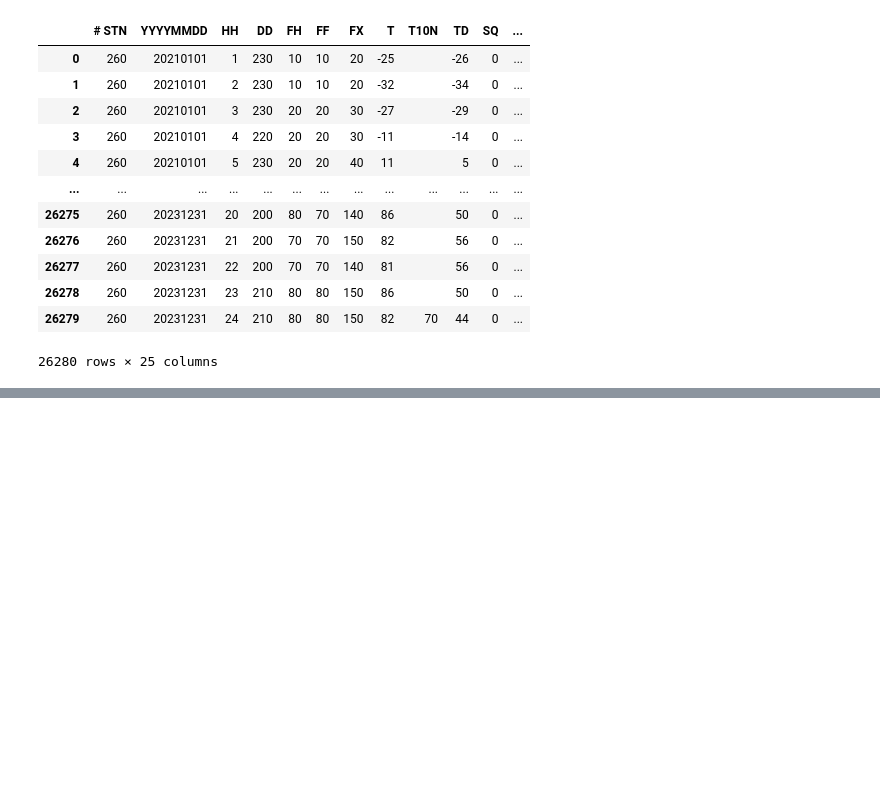
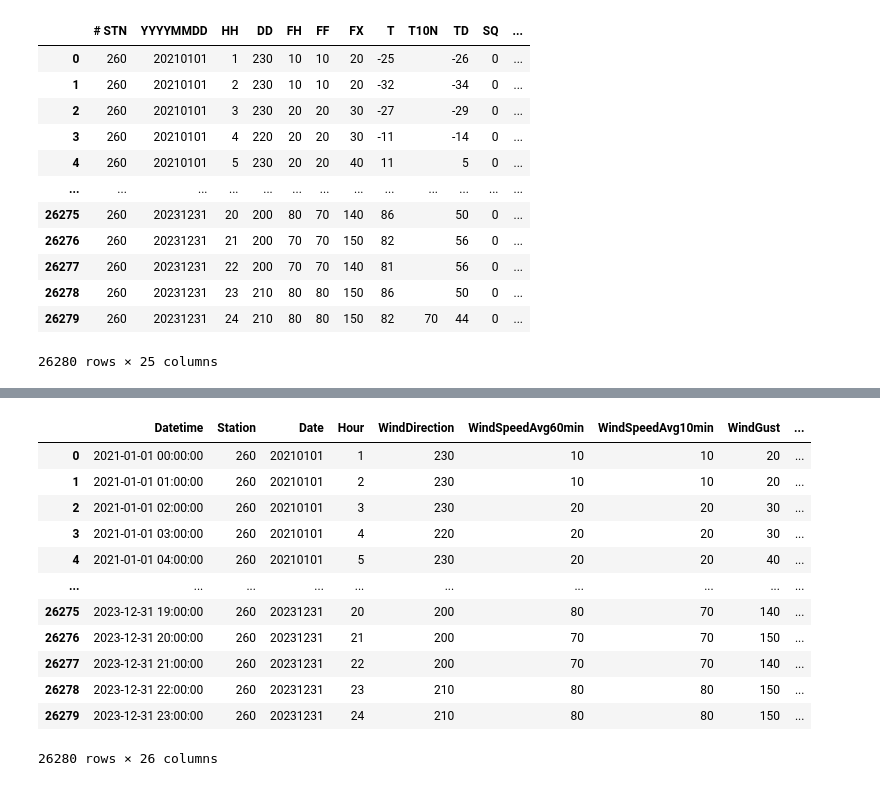
Before and after one commit to estherw66/EnergieOpwek, a Jupyter notebook: data prep/weatherdata.ipynb, the cells around one changed output, grey strips where cells are left out. Drawn from its saved outputs; the diff is of its cells as text; code cells hidden in the pictures; blank space fills up the shorter version.

```diff
--- a/data prep/weatherdata.ipynb
+++ b/data prep/weatherdata.ipynb
@@ -72,0 +73,24 @@ dtype: object
+# %%
+# Combine Date and Hour into a single datetime column
+df['Datetime'] = pd.to_datetime(df['Date'].astype(str)) + pd.to_timedelta(df['Hour'] - 1, unit='h')
+
+# # Drop Date and Hour columns
+# df.drop(columns=['Date', 'Hour'], inplace=True)
+
+# Move the Datetime column to the front
+df = df[['Datetime'] + [col for col in df.columns if col != 'Datetime']]
+df
+# %% [output]
+|  | Datetime | Station | Date | Hour | WindDirection | WindSpeedAvg60min | WindSpeedAvg10min | WindGust | ... |
+| 0 | 2021-01-01 00:00:00 | 260 | 20210101 | 1 | 230 | 10 | 10 | 20 | ... |
+| 1 | 2021-01-01 01:00:00 | 260 | 20210101 | 2 | 230 | 10 | 10 | 20 | ... |
+| 2 | 2021-01-01 02:00:00 | 260 | 20210101 | 3 | 230 | 20 | 20 | 30 | ... |
+| 3 | 2021-01-01 03:00:00 | 260 | 20210101 | 4 | 220 | 20 | 20 | 30 | ... |
+| 4 | 2021-01-01 04:00:00 | 260 | 20210101 | 5 | 230 | 20 | 20 | 40 | ... |
+| ... | ... | ... | ... | ... | ... | ... | ... | ... | ... |
+| 26275 | 2023-12-31 19:00:00 | 260 | 20231231 | 20 | 200 | 80 | 70 | 140 | ... |
+| 26276 | 2023-12-31 20:00:00 | 260 | 20231231 | 21 | 200 | 70 | 70 | 150 | ... |
+| 26277 | 2023-12-31 21:00:00 | 260 | 20231231 | 22 | 200 | 70 | 70 | 140 | ... |
+| 26278 | 2023-12-31 22:00:00 | 260 | 20231231 | 23 | 210 | 80 | 80 | 150 | ... |
+| 26279 | 2023-12-31 23:00:00 | 260 | 20231231 | 24 | 210 | 80 | 80 | 150 | ... |
+26280 rows × 26 columns
```
Also changed, not shown: parts of 5 cells of this notebook.
